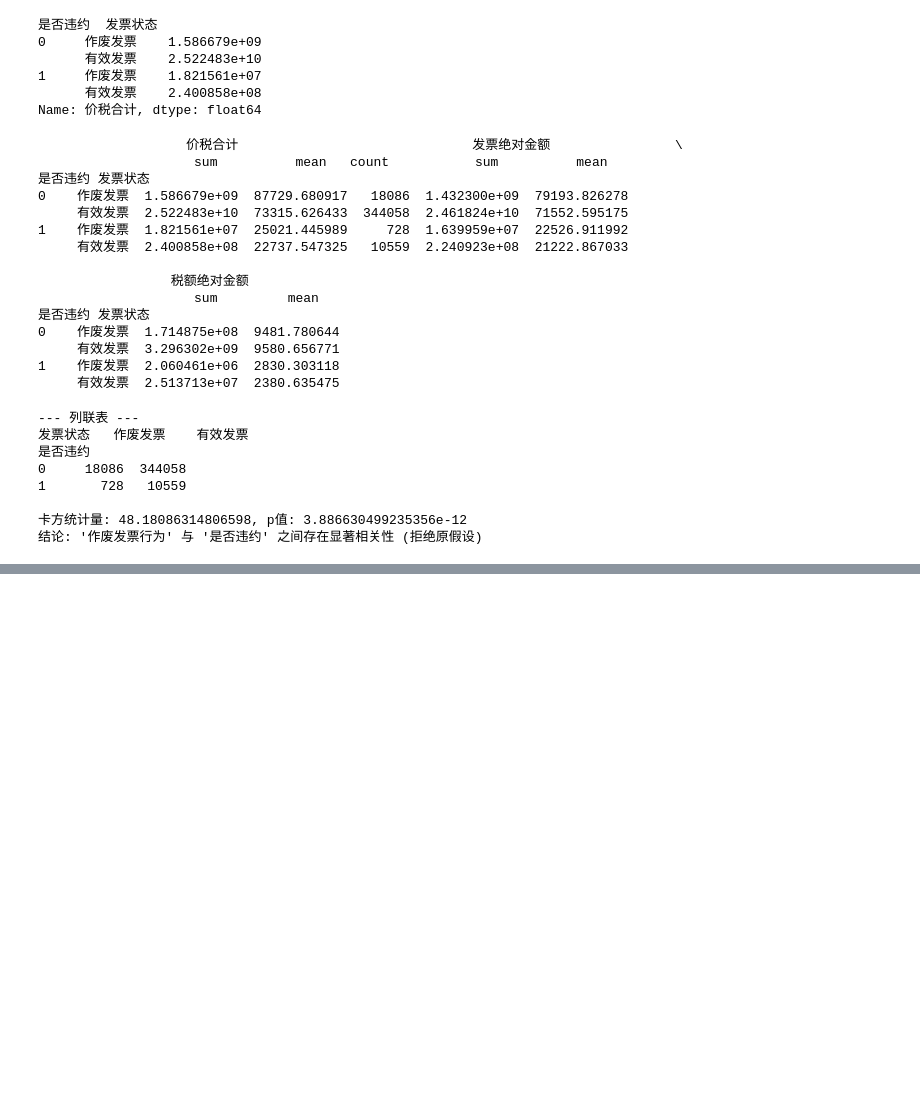
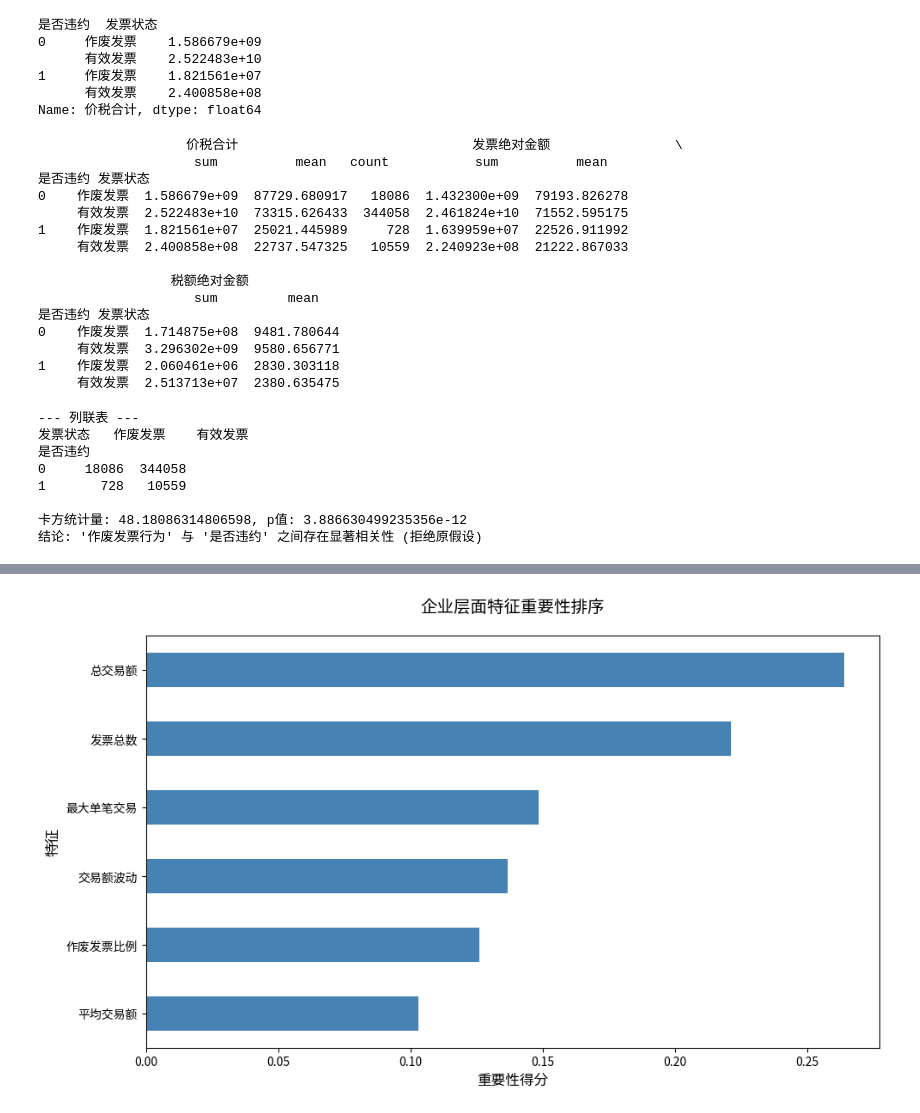
Before and after one commit to qiaoshi-dot/data_jianmo, a Jupyter notebook: 2020C-中小微企业信贷决策/问题/分析.ipynb, the cells around one changed output, grey strips where cells are left out. Saved outputs shown, nothing was run; the diff lists cells and outputs as text; code cells hidden in the pictures; blank space fills up the shorter version.

```diff
--- a/2020C-中小微企业信贷决策/问题/分析.ipynb
+++ b/2020C-中小微企业信贷决策/问题/分析.ipynb
@@ -289,0 +388,77 @@ if p < 0.05:
+# %%
+# ============================================================
+# 第二步：在正确的企业级数据集上进行建模
+# ============================================================
+
+print("\n=== 步骤2：基于企业层面特征的建模 ===\n")
+
+# 准备新的 X 和 y
+features = ['总交易额', '平均交易额', '最大单笔交易', '交易额波动', '发票总数', '作废发票比例']
+X = df_model_ready[features]
+y = df_model_ready['是否违约']
+
+# 检查数据
+print(f"特征矩阵形状: {X.shape}")
+print(f"目标变量分布:\n{y.value_counts()}\n")
+
+# 划分训练集和测试集
+# stratify=y 确保训练集和测试集中违约率保持一致
+X_train, X_test, y_train, y_test = train_test_split(
+    X, y,
+    test_size=0.3,
+    random_state=42,
+    stratify=y
+)
+
+print(f"训练集大小: {len(X_train)}")
+print(f"测试集大小: {len(X_test)}")
+print(f"训练集违约率: {y_train.mean():.2%}")
+print(f"测试集违约率: {y_test.mean():.2%}\n")
+
+# 训练随机森林模型 (这次是在正确的数据上！)
+# class_weight='balanced' 处理类别不平衡问题
+model = RandomForestClassifier(
+    n_estimators=100,
+    random_state=42,
+    class_weight='balanced',
+    max_depth=10,  # 防止过拟合
+    min_samples_split=5
+)
+
+model.fit(X_train, y_train)
+
+# 获取并打印新的特征重要性
+importances = model.feature_importances_
+feature_importance = pd.Series(importances, index=features).sort_values(ascending=False)
+
+print("\n" + "="*60)
+print("【企业层面】新的特征重要性排序")
+print("="*60)
+print(feature_importance)
+print("\n")
+
+# 可视化特征重要性
+plt.figure(figsize=(10, 6))
+feature_importance.plot(kind='barh', color='steelblue')
+plt.title('企业层面特征重要性排序', fontsize=14, pad=20)
+plt.xlabel('重要性得分', fontsize=12)
+plt.ylabel('特征', fontsize=12)
+plt.gca().invert_yaxis()  # 最重要的在顶部
+plt.tight_layout()
+plt.show()
+
+# 评估模型性能
+from sklearn.metrics import classification_report, confusion_matrix, roc_auc_score
+
+y_pred = model.predict(X_test)
+y_pred_proba = model.predict_proba(X_test)[:, 1]
+
+print("\n" + "="*60)
+print("模型性能评估")
+print("="*60)
+print("\n混淆矩阵:")
+print(confusion_matrix(y_test, y_pred))
+print("\n分类报告:")
+print(classification_report(y_test, y_pred, target_names=['不违约', '违约']))
+print(f"\nROC-AUC Score: {roc_auc_score(y_test, y_pred_proba):.4f}")
+# %% [output]
@@ -289,0 +482 @@ if p < 0.05:
+[figure, added]
```
Also changed, not shown: parts of 4 cells of this notebook.
